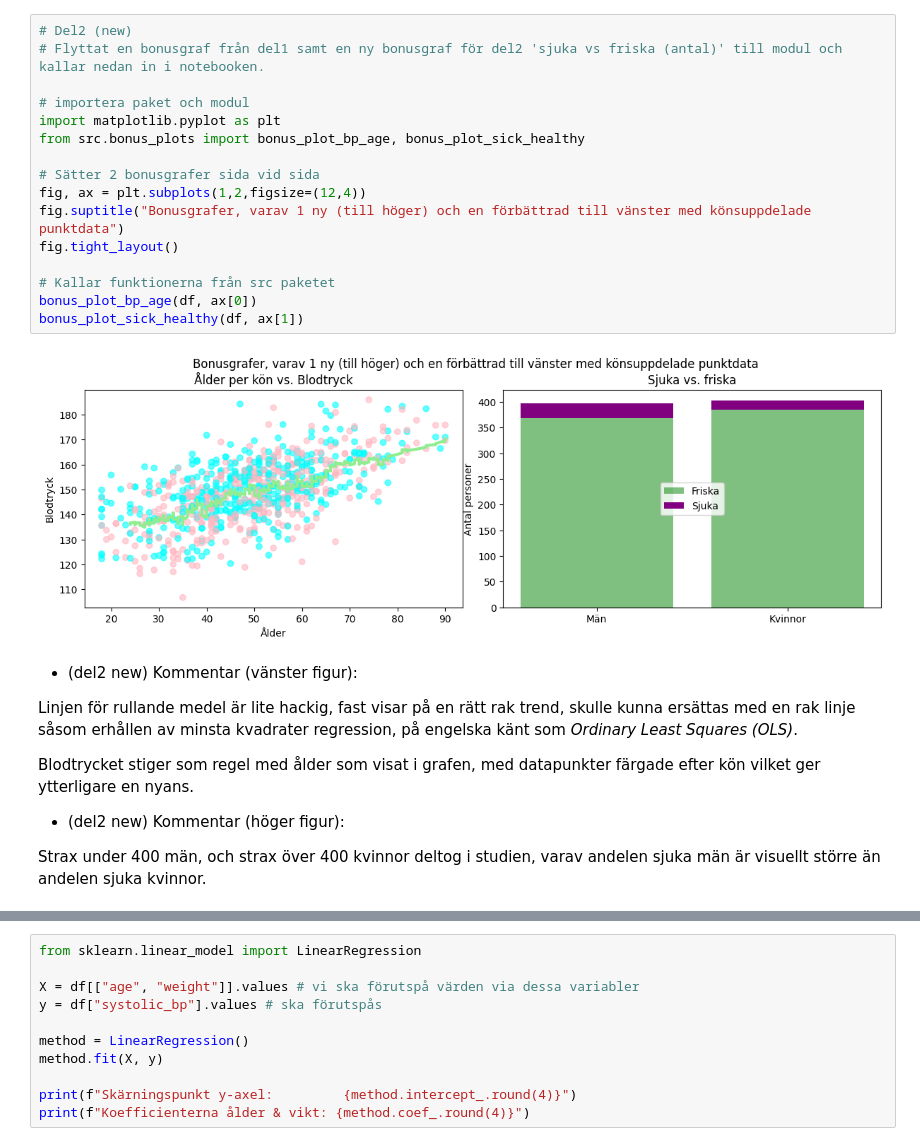
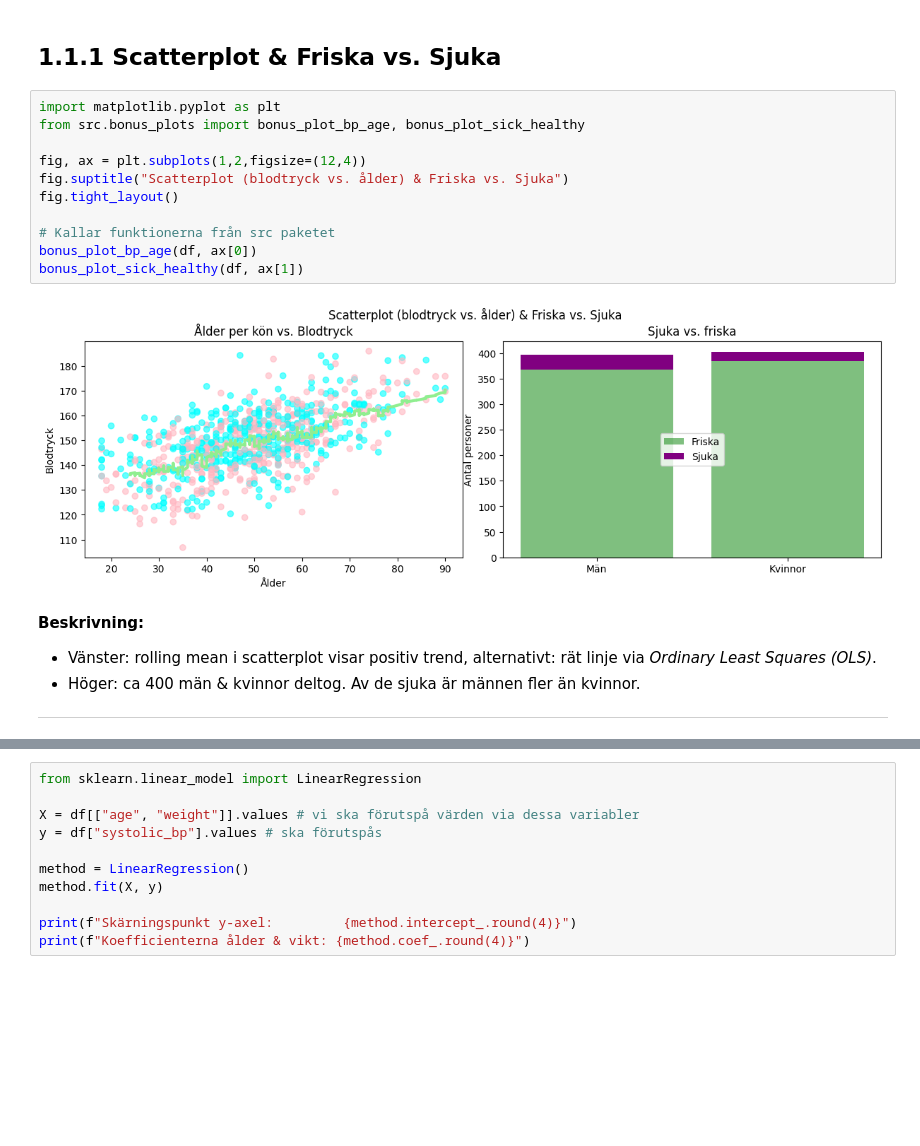
Before and after one commit to MaWe96/Health-Study-Python, a Jupyter notebook: notebook.ipynb, the cells around one changed output, grey strips where cells are left out. Cells and saved outputs as stored; diff of their text form; blank space fills up the shorter version.

```diff
--- a/notebook.ipynb
+++ b/notebook.ipynb
@@ -86,29 +58,22 @@ instance_of_class.assign_summary() # avrundat till 1 decimal
+# %% [markdown]
+## 1.1.1 Scatterplot & Friska vs. Sjuka
 # %%
-# Del2 (new)
-# Flyttat en bonusgraf från del1 samt en ny bonusgraf för del2 'sjuka vs friska (antal)' till modul och kallar nedan in i notebooken.
-
-# importera paket och modul
 import matplotlib.pyplot as plt
 from src.bonus_plots import bonus_plot_bp_age, bonus_plot_sick_healthy
 
-# Sätter 2 bonusgrafer sida vid sida
 fig, ax = plt.subplots(1,2,figsize=(12,4))
-fig.suptitle("Bonusgrafer, varav 1 ny (till höger) och en förbättrad till vänster med könsuppdelade punktdata")
+fig.suptitle("Scatterplot (blodtryck vs. ålder) & Friska vs. Sjuka")
 fig.tight_layout()
 
 # Kallar funktionerna från src paketet
 bonus_plot_bp_age(df, ax[0])
 bonus_plot_sick_healthy(df, ax[1])
 # %% [output]
-[figure, old version]
+[figure, new version]
 # %% [markdown]
-* (del2 new) Kommentar (vänster figur):
+**Beskrivning:**
+- Vänster: rolling mean i scatterplot visar positiv trend, alternativt: rät linje via *Ordinary Least Squares (OLS)*.
+- Höger: ca 400 män & kvinnor deltog. Av de sjuka är männen fler än kvinnor.
 
-Linjen för rullande medel är lite hackig, fast visar på en rätt rak trend, skulle kunna ersättas med en rak linje såsom erhållen av minsta kvadrater regression, på engelska känt som *Ordinary Least Squares (OLS)*.
-
-Blodtrycket stiger som regel med ålder som visat i grafen, med datapunkter färgade efter kön vilket ger ytterligare en nyans.
-
-* (del2 new) Kommentar (höger figur):
-
-Strax under 400 män, och strax över 400 kvinnor deltog i studien, varav andelen sjuka män är visuellt större än andelen sjuka kvinnor.
+---
 # %% [markdown]
```
Also changed, not shown: parts of 48 cells of this notebook.
